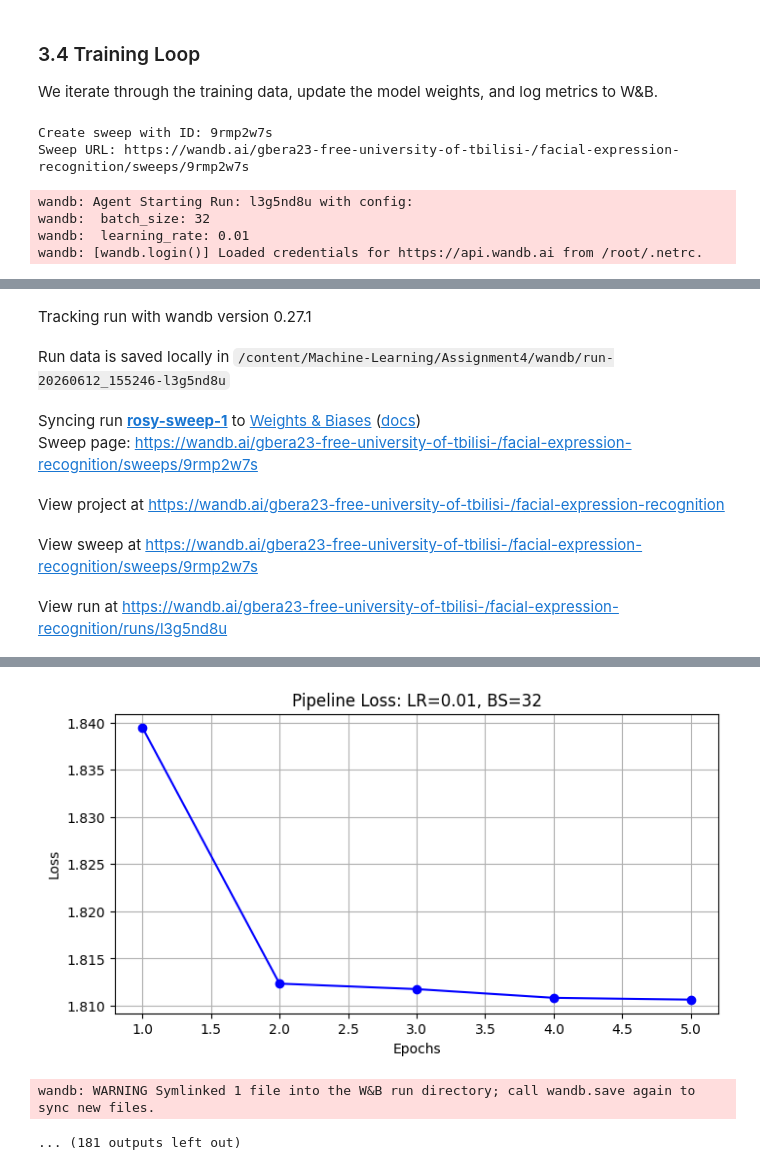
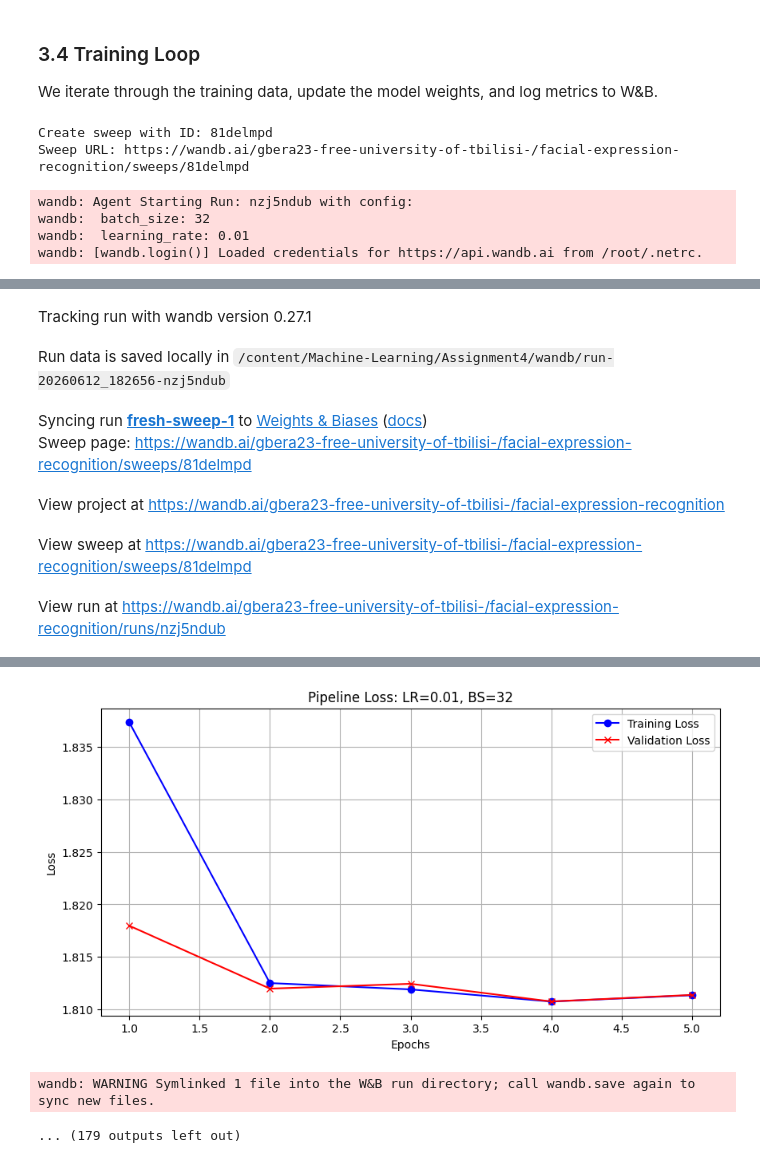
Before and after one commit to gbera23-dev/Machine-Learning, a Jupyter notebook: Assignment4/model_files/model_experiment_baseline_cnn.ipynb, the cells around one changed output, grey strips where cells are left out. Drawn from its saved outputs; the diff is of its cells as text; code cells hidden in the pictures.

```diff
--- a/Assignment4/model_files/model_experiment_baseline_cnn.ipynb
+++ b/Assignment4/model_files/model_experiment_baseline_cnn.ipynb
@@ -327,22 +333,28 @@ class FERPipeline(nn.Module):
 def train_sweep():
     with wandb.init() as run:
         config = run.config
+        run.name = f"lr_{config.learning_rate}_bs_{config.batch_size}"
 
         # 1. Initialize Model & Pipeline
         sweep_model = BaselineCNN(num_classes=7).to(device)
         sweep_optimizer = optim.Adam(sweep_model.parameters(), lr=config.learning_rate)
         sweep_train_loader = DataLoader(train_dataset, batch_size=config.batch_size, shuffle=True)
+        sweep_val_loader = DataLoader(val_dataset, batch_size=config.batch_size, shuffle=False)
 
         # Create the pipeline instance for this run
         current_pipeline = FERPipeline(sweep_model, val_transform)
 
         loss_history = []
+        val_loss_history = []
         num_epochs = 5
 
         # 2. Training Loop
         for epoch in range(num_epochs):
+            # Training
             sweep_model.train()
             running_loss = 0.0
+            correct_train = 0
+            total_train = 0
             for images, labels in sweep_train_loader:
                 images, labels = images.to(device), labels.to(device)
                 sweep_optimizer.zero_grad()
@@ -350,21 +362,48 @@ def train_sweep():
                 loss = criterion(outputs, labels)
                 loss.backward()
                 sweep_optimizer.step()
+
                 running_loss += loss.item()
+                _, predicted = torch.max(outputs.data, 1)
+                total_train += labels.size(0)
+                correct_train += (predicted == labels).sum().item()
 
-            avg_loss = running_loss / len(sweep_train_loader)
-            loss_history.append(avg_loss)
+            avg_train_loss = running_loss / len(sweep_train_loader)
+            train_accuracy = 100 * correct_train / total_train
 
-            wandb.log({"epoch": epoch + 1, "train_loss": avg_loss})
-            print(f"Run: {run.name} | Epoch [{epoch+1}/{num_epochs}], Loss: {avg_loss:.4f}")
+            # Validation
+            sweep_model.eval()
+            val_loss = 0.0
+            correct_val = 0
+            total_val = 0
+            with torch.no_grad():
+                for images, labels in sweep_val_loader:
+                    images, labels = images.to(device), labels.to(device)
+                    outputs = sweep_model(images)
+                    loss = criterion(outputs, labels)
+
+                    val_loss += loss.item()
+                    _, predicted = torch.max(outputs.data, 1)
+                    total_val += labels.size(0)
+                    correct_val += (predicted == labels).sum().item()
+
+            avg_val_loss = val_loss / len(sweep_val_loader)
+            val_accuracy = 100 * correct_val / total_val
+
+            loss_history.append(avg_train_loss)
+            val_loss_history.append(avg_val_loss)
+            wandb.log({"epoch": epoch + 1, "train_loss": avg_train_loss, "train_accuracy": train_accuracy, "val_loss": avg_val_loss, "val_accuracy": val_accuracy})
+            print(f"Run: {run.name} | Epoch [{epoch+1}/{num_epochs}], Train Loss: {avg_train_loss:.4f}, Train Acc: {train_accuracy:.2f}%, Val Loss: {avg_val_loss:.4f}, Val Acc: {val_accuracy:.2f}%")
 
         # 3. Visualization
-        plt.figure(figsize=(8, 4))
-        plt.plot(range(1, num_epochs + 1), loss_history, marker='o', color='b')
+        plt.figure(figsize=(10, 5))
+        plt.plot(range(1, num_epochs + 1), loss_history, marker='o', color='b', label='Training Loss')
+        plt.plot(range(1, num_epochs + 1), val_loss_history, marker='x', color='r', label='Validation Loss')
         plt.title(f"Pipeline Loss: LR={config.learning_rate}, BS={config.batch_size}")
         plt.xlabel("Epochs")
         plt.ylabel("Loss")
         plt.grid(True)
+        plt.legend()
         plt.show()
 
         # 4. Save as Pipeline Version
@@ -376,7 +415,7 @@ def train_sweep():
 # Sweep configuration
 sweep_config = {
     'method': 'grid',
-    'metric': {'name': 'train_loss', 'goal': 'minimize'},
+    'metric': {'name': 'val_loss', 'goal': 'minimize'},
     'parameters': {
         'learning_rate': {"values": [0.01, 0.005, 0.001, 0.0005, 0.0001]},
         'batch_size': {"values": [32, 128]}
@@ -386,17 +425,17 @@ sweep_config = {
 sweep_id = wandb.sweep(sweep_config, project="facial-expression-recognition")
 wandb.agent(sweep_id, function=train_sweep, count=10)
 # %% [output]
-Create sweep with ID: 9rmp2w7s
-Sweep URL: https://wandb.ai/gbera23-free-university-of-tbilisi-/facial-expression-recognition/sweeps/9rmp2w7s
+Create sweep with ID: 81delmpd
+Sweep URL: https://wandb.ai/gbera23-free-university-of-tbilisi-/facial-expression-recognition/sweeps/81delmpd
-wandb: Agent Starting Run: l3g5nd8u with config:
+wandb: Agent Starting Run: nzj5ndub with config:
 wandb:  batch_size: 32
 wandb:  learning_rate: 0.01
 wandb: [wandb.login()] Loaded credentials for https://api.wandb.ai from /root/.netrc.
 [interactive output not drawn]
 Tracking run with wandb version 0.27.1
-Run data is saved locally in /content/Machine-Learning/Assignment4/wandb/run-20260612_155246-l3g5nd8u
+Run data is saved locally in /content/Machine-Learning/Assignment4/wandb/run-20260612_182656-nzj5ndub
-Syncing run rosy-sweep-1 to Weights & Biases (docs)
-Sweep page: https://wandb.ai/gbera23-free-university-of-tbilisi-/facial-expression-recognition/sweeps/9rmp2w7s
+Syncing run fresh-sweep-1 to Weights & Biases (docs)
+Sweep page: https://wandb.ai/gbera23-free-university-of-tbilisi-/facial-expression-recognition/sweeps/81delmpd
 View project at https://wandb.ai/gbera23-free-university-of-tbilisi-/facial-expression-recognition
-View sweep at https://wandb.ai/gbera23-free-university-of-tbilisi-/facial-expression-recognition/sweeps/9rmp2w7s
+View sweep at https://wandb.ai/gbera23-free-university-of-tbilisi-/facial-expression-recognition/sweeps/81delmpd
-View run at https://wandb.ai/gbera23-free-university-of-tbilisi-/facial-expression-recognition/runs/l3g5nd8u
+View run at https://wandb.ai/gbera23-free-university-of-tbilisi-/facial-expression-recognition/runs/nzj5ndub
@@ -408,3 +447,3 @@ Run: rosy-sweep-1 | Epoch [5/5], Loss: 1.8106
-[figure, old version]
+[figure, new version]
 wandb: WARNING Symlinked 1 file into the W&B run directory; call wandb.save again to sync new files.
-... (181 outputs left out)
+... (179 outputs left out)
```
Also changed, not shown: parts of 7 cells of this notebook.
